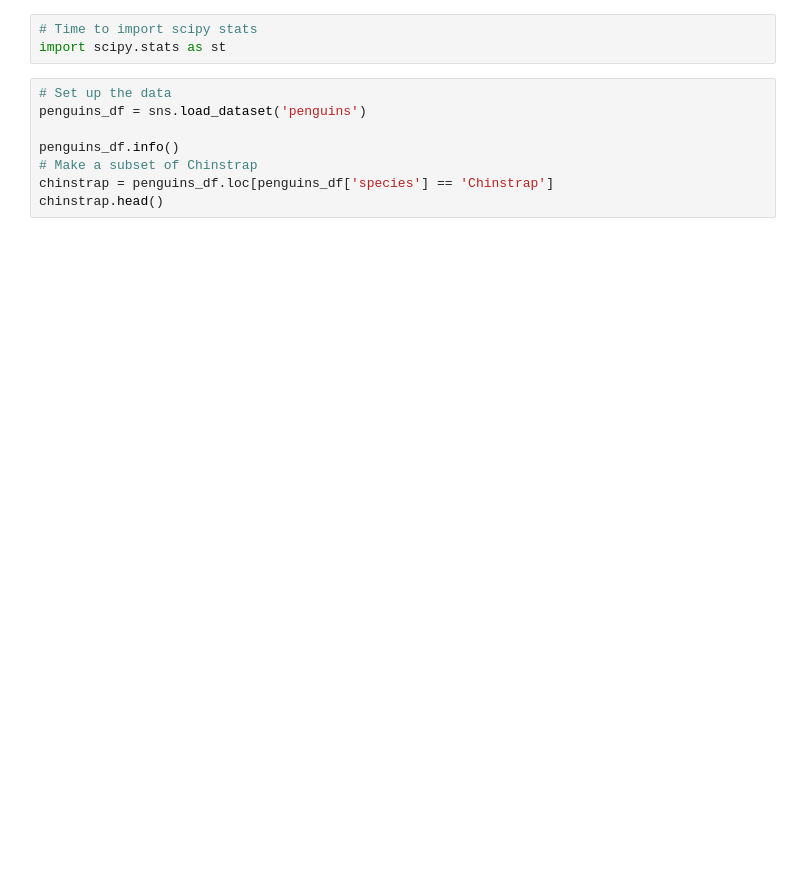
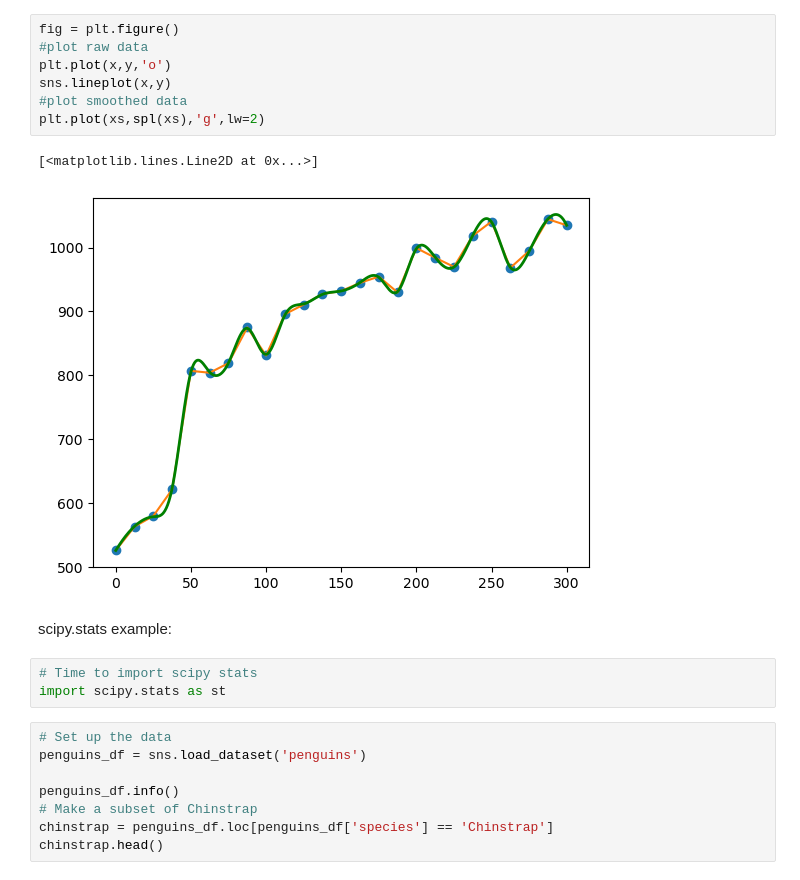
Before and after one commit to aksandhu23/eds-217-scipy-tutorial, a Jupyter notebook: scipy-tutorial.ipynb, the cells around one changed output. Drawn from its saved outputs; the diff is of its cells as text; blank space fills up the shorter version.

```diff
--- a/scipy-tutorial.ipynb
+++ b/scipy-tutorial.ipynb
@@ -22,3 +78,15 @@ Hopefully we do not have merge conflicts
+# %%
+fig = plt.figure()
+#plot raw data
+plt.plot(x,y,'o')
+sns.lineplot(x,y)
+#plot smoothed data
+plt.plot(xs,spl(xs),'g',lw=2)
+# %% [output]
+[<matplotlib.lines.Line2D at 0x...>]
+[figure, added]
+# %% [markdown]
+scipy.stats example:
 # %%
 # Time to import scipy stats
 import scipy.stats as st
```
Also changed, not shown: parts of 13 cells of this notebook.
